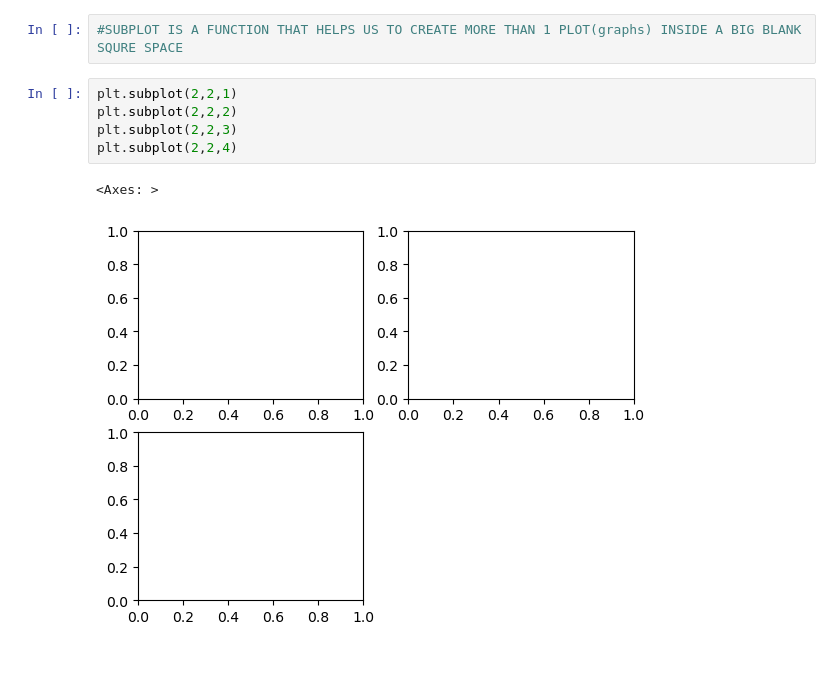
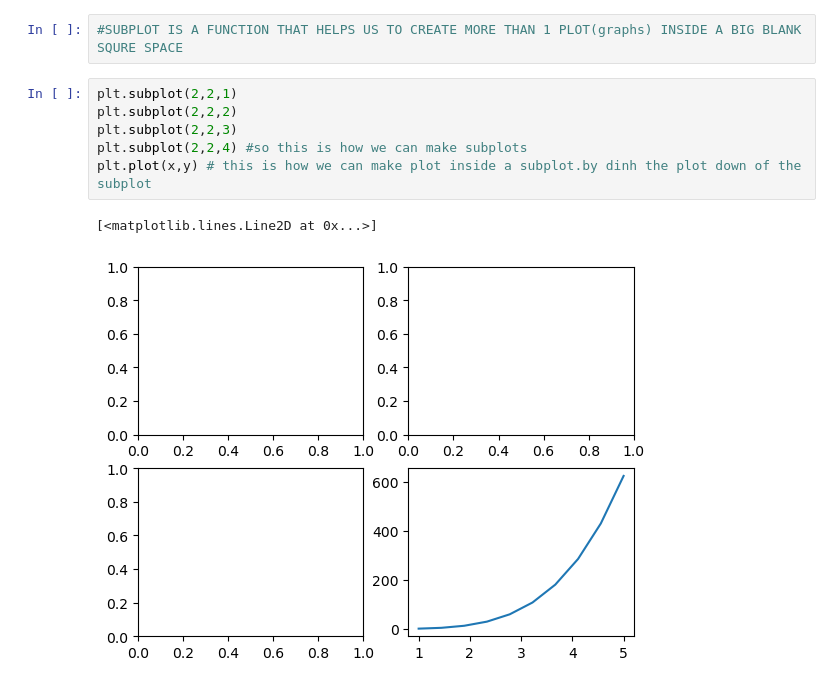
Before and after one commit to debmalya20/-Data-Visualization-, a Jupyter notebook: matplotlib.ipynb, the cells around one changed output. Drawn from its saved outputs; the diff is of its cells as text.

```diff
--- a/matplotlib.ipynb
+++ b/matplotlib.ipynb
@@ -30,8 +30,9 @@ Text(0, 0.5, 'Label y')
 # %%
 plt.subplot(2,2,1)
 plt.subplot(2,2,2)
 plt.subplot(2,2,3)
-plt.subplot(2,2,4)
+plt.subplot(2,2,4) #so this is how we can make subplots
+plt.plot(x,y) # this is how we can make plot inside a subplot.by dinh the plot down of the subplot
 # %% [output]
-<Axes: >
+[<matplotlib.lines.Line2D at 0x...>]
-[figure, old version]
+[figure, new version]
```
Also changed, not shown: parts of 2 cells of this notebook.
